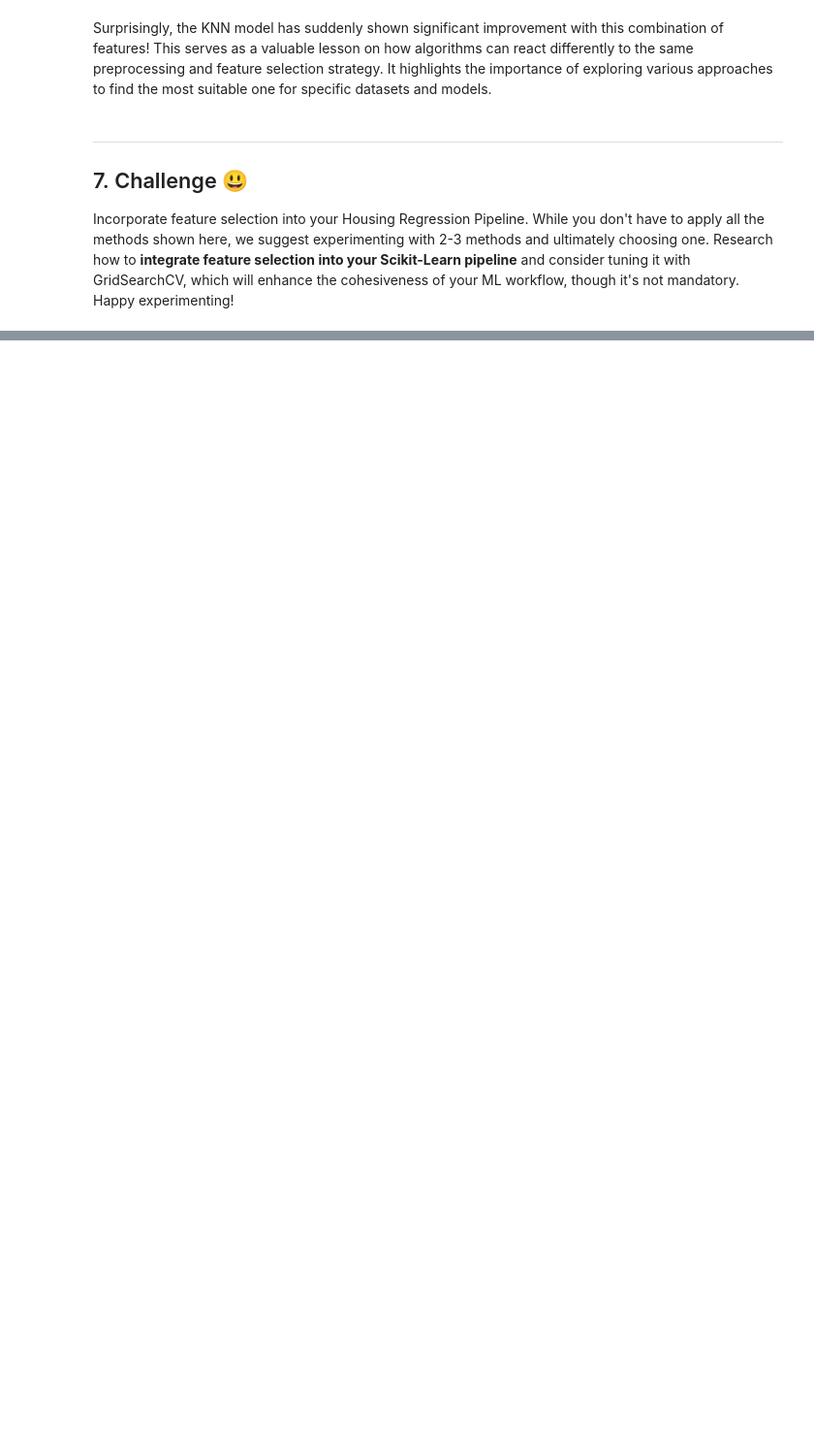
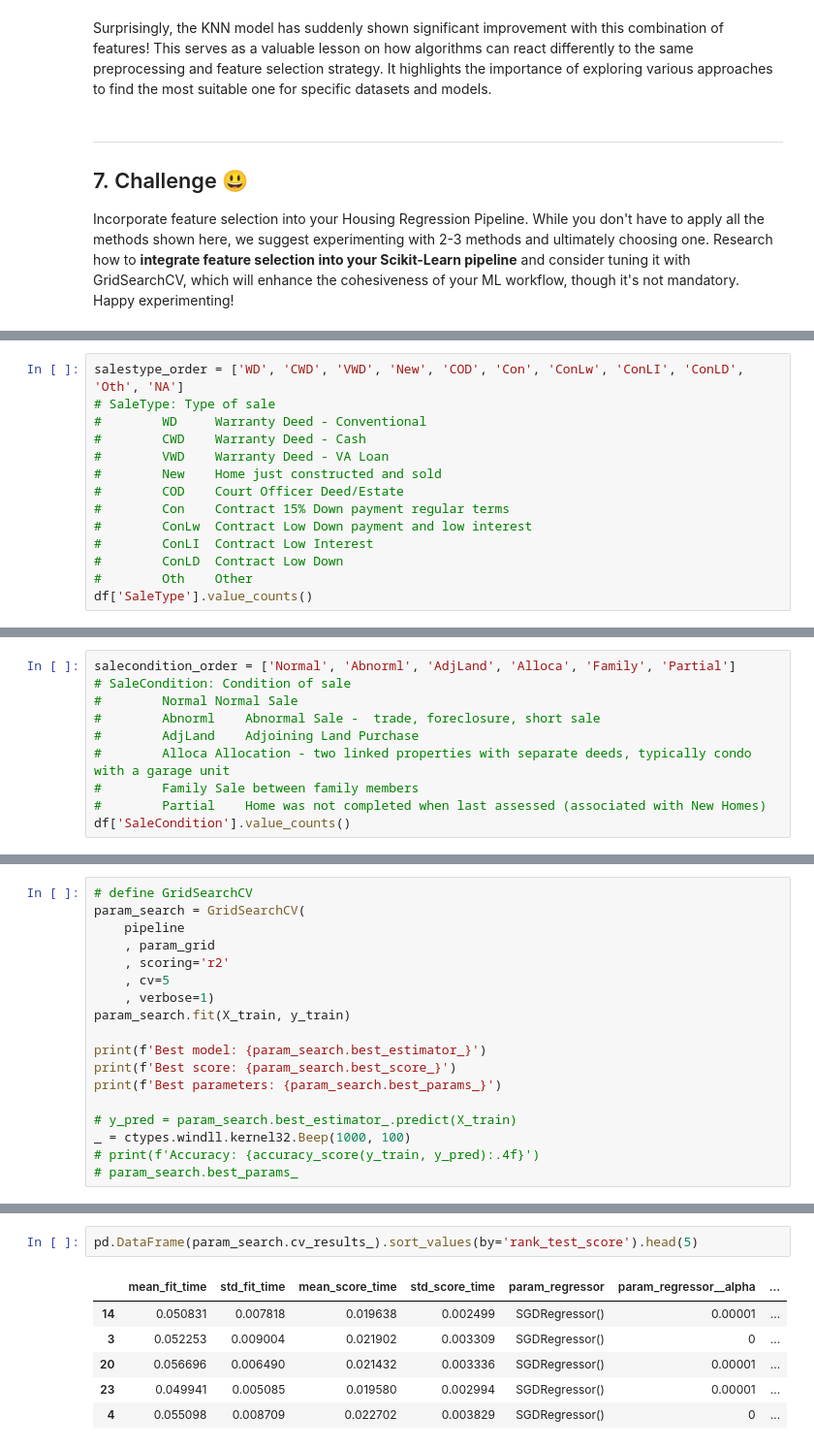
Before and after one commit to gastan81/supervised-ml, a Jupyter notebook: 08_regression__feature_selection.ipynb, the cells around one changed output, grey strips where cells are left out. Shown at 97% size. Cells and saved outputs as stored; diff of their text form; blank space fills up the shorter version.

Commit message:
Change in 08 challenge and a new file for kaggle competition, for now just a copy of 08 solution.

```diff
--- a/08_regression__feature_selection.ipynb
+++ b/08_regression__feature_selection.ipynb
@@ -681,0 +1429,14 @@ Incorporate feature selection into your Housing Regression Pipeline. While you d
+# %%
+salestype_order = ['WD', 'CWD', 'VWD', 'New', 'COD', 'Con', 'ConLw', 'ConLI', 'ConLD', 'Oth', 'NA']
+# SaleType: Type of sale
+#        WD 	Warranty Deed - Conventional
+#        CWD	Warranty Deed - Cash
+#        VWD	Warranty Deed - VA Loan
+#        New	Home just constructed and sold
+#        COD	Court Officer Deed/Estate
+#        Con	Contract 15% Down payment regular terms
+#        ConLw	Contract Low Down payment and low interest
+#        ConLI	Contract Low Interest
+#        ConLD	Contract Low Down
+#        Oth	Other
+df['SaleType'].value_counts()
@@ -681,0 +1455,10 @@ Incorporate feature selection into your Housing Regression Pipeline. While you d
+# %%
+salecondition_order = ['Normal', 'Abnorml', 'AdjLand', 'Alloca', 'Family', 'Partial']
+# SaleCondition: Condition of sale
+#        Normal	Normal Sale
+#        Abnorml	Abnormal Sale -  trade, foreclosure, short sale
+#        AdjLand	Adjoining Land Purchase
+#        Alloca	Allocation - two linked properties with separate deeds, typically condo with a garage unit
+#        Family	Sale between family members
+#        Partial	Home was not completed when last assessed (associated with New Homes)
+df['SaleCondition'].value_counts()
@@ -681,0 +1716,18 @@ Incorporate feature selection into your Housing Regression Pipeline. While you d
+# %%
+# define GridSearchCV
+param_search = GridSearchCV(
+    pipeline
+    , param_grid
+    , scoring='r2'
+    , cv=5
+    , verbose=1)
+param_search.fit(X_train, y_train)
+
+print(f'Best model: {param_search.best_estimator_}')
+print(f'Best score: {param_search.best_score_}')
+print(f'Best parameters: {param_search.best_params_}')
+
+# y_pred = param_search.best_estimator_.predict(X_train)
+_ = ctypes.windll.kernel32.Beep(1000, 100)
+# print(f'Accuracy: {accuracy_score(y_train, y_pred):.4f}')
+# param_search.best_params_
@@ -681,0 +1752,9 @@ Incorporate feature selection into your Housing Regression Pipeline. While you d
+# %%
+pd.DataFrame(param_search.cv_results_).sort_values(by='rank_test_score').head(5)
+# %% [output]
+|  | mean_fit_time | std_fit_time | mean_score_time | std_score_time | param_regressor | param_regressor__alpha | ... |
+| 14 | 0.050831 | 0.007818 | 0.019638 | 0.002499 | SGDRegressor() | 0.00001 | ... |
+| 3 | 0.052253 | 0.009004 | 0.021902 | 0.003309 | SGDRegressor() | 0 | ... |
+| 20 | 0.056696 | 0.006490 | 0.021432 | 0.003336 | SGDRegressor() | 0.00001 | ... |
+| 23 | 0.049941 | 0.005085 | 0.019580 | 0.002994 | SGDRegressor() | 0.00001 | ... |
+| 4 | 0.055098 | 0.008709 | 0.022702 | 0.003829 | SGDRegressor() | 0 | ... |
```
Also changed, not shown: parts of 85 cells of this notebook, 10 other files.
